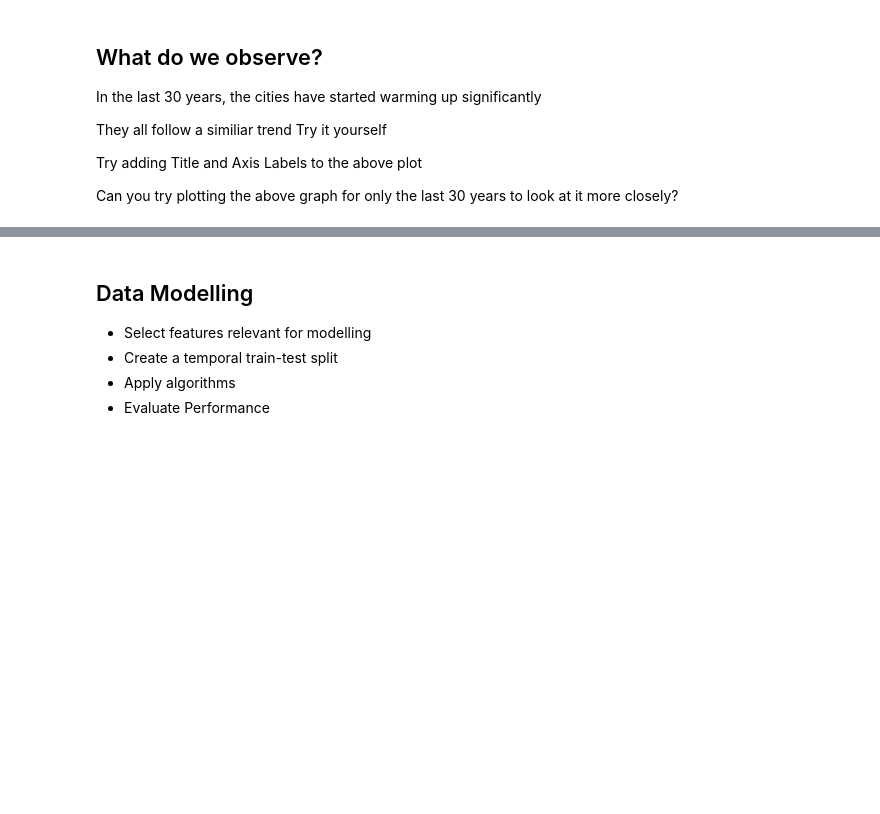
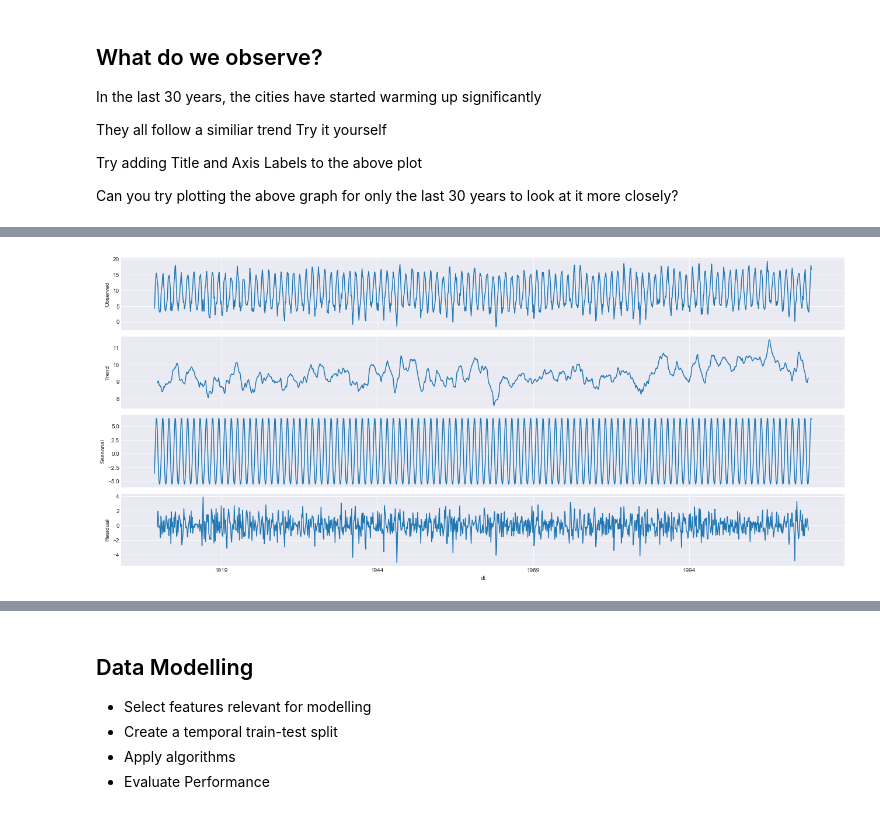
Before and after one commit to Darshna-Shah/Workshops, a Jupyter notebook: Digital Camp UK workshop/Exploring and developing a climate change data science model v2.ipynb, the cells around one changed output, grey strips where cells are left out. Saved outputs shown, nothing was run; the diff lists cells and outputs as text; code cells hidden in the pictures; blank space fills up the shorter version.

```diff
--- a/Digital Camp UK workshop/Exploring and developing a climate change data science model v2.ipynb
+++ b/Digital Camp UK workshop/Exploring and developing a climate change data science model v2.ipynb
@@ -226,0 +265,10 @@ Can you try plotting the above graph for only the last 30 years to look at it mo
+# %%
+temp = temperature.groupby(['dt','Country'])['AverageTemperature'].mean().reset_index()
+tempUK = temp[temp['Country']=='United Kingdom'].drop(['Country'], axis=1)
+UkData= tempUK.set_index('dt')
+# %%
+rcParams['figure.figsize'] = 18, 8
+decomposition = sm.tsa.seasonal_decompose(UkData[1900:], model='additive',freq = 12)
+fig = decomposition.plot()
+# %% [output]
+[figure, added]
```
Also changed, not shown: parts of 12 cells of this notebook, 3 other files.
